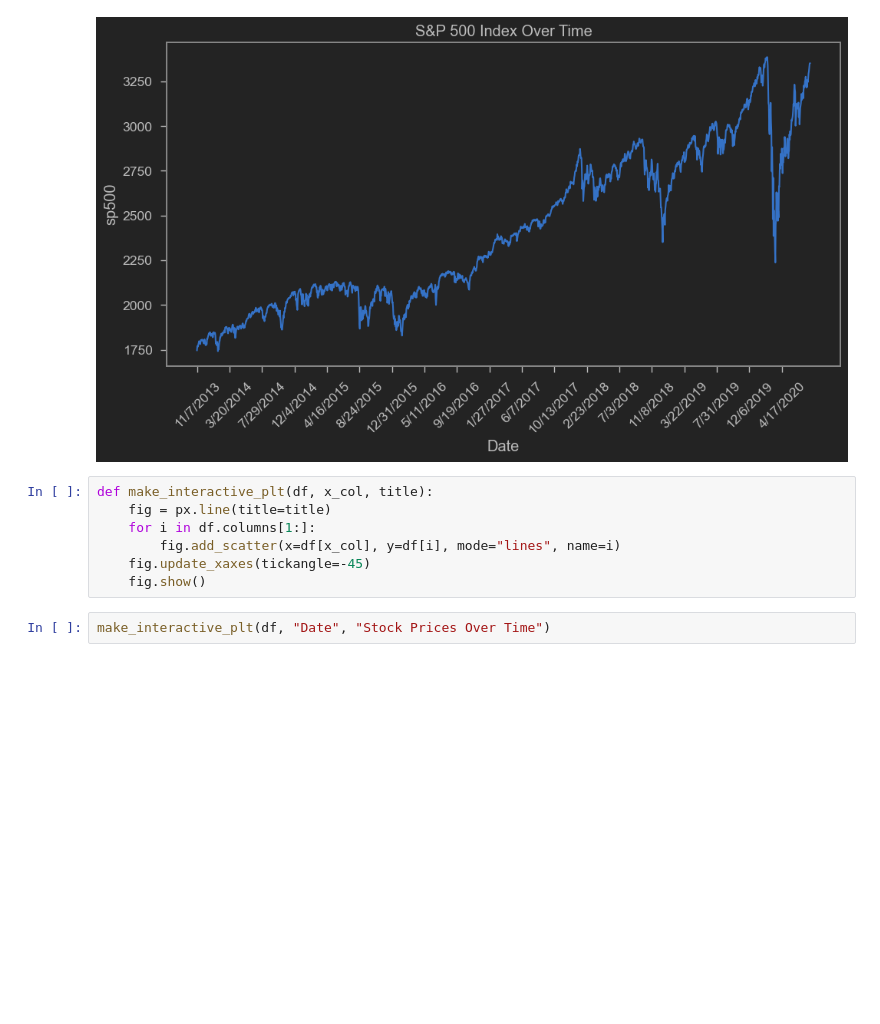
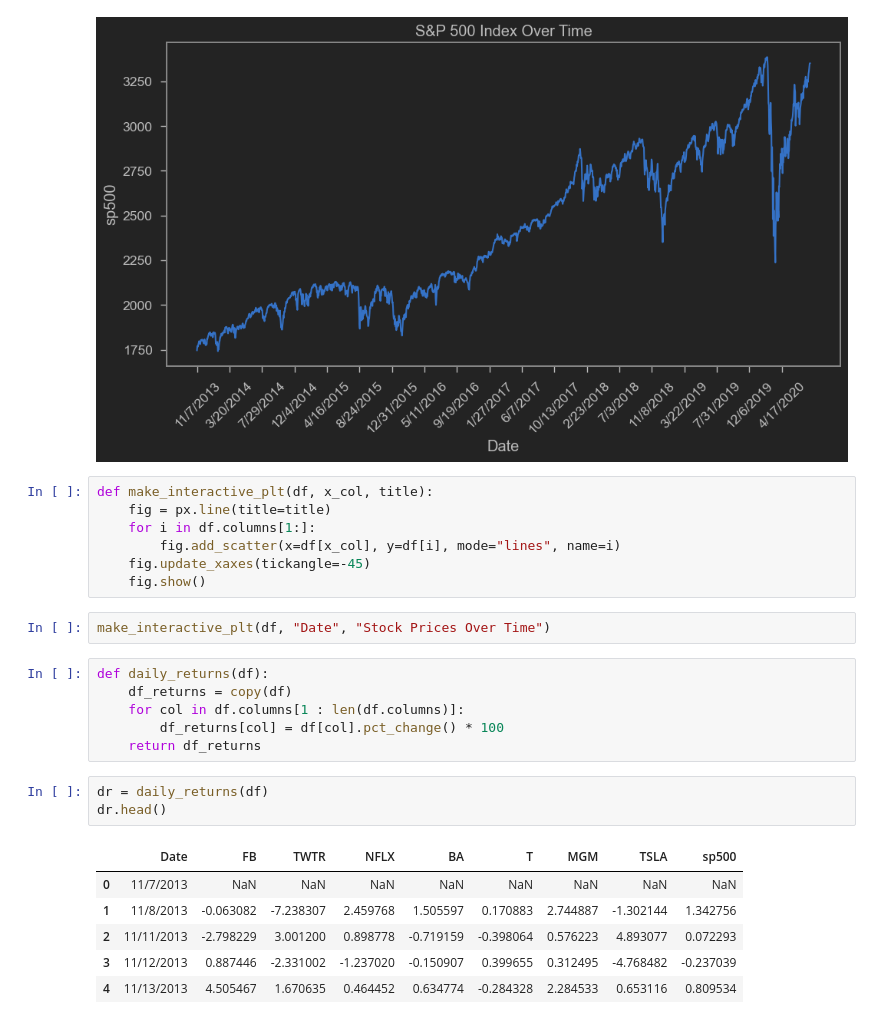
Before and after one commit to pete-rodrigue/capm-model, a Jupyter notebook: capm.ipynb, the cells around one changed output. Drawn from its saved outputs; the diff is of its cells as text; blank space fills up the shorter version.

```diff
--- a/capm.ipynb
+++ b/capm.ipynb
@@ -101,3 +105,19 @@ def make_interactive_plt(df, x_col, title):
     fig.show()
 # %%
 make_interactive_plt(df, "Date", "Stock Prices Over Time")
+# %%
+def daily_returns(df):
+    df_returns = copy(df)
+    for col in df.columns[1 : len(df.columns)]:
+        df_returns[col] = df[col].pct_change() * 100
+    return df_returns
+# %%
+dr = daily_returns(df)
+dr.head()
+# %% [output]
+|  | Date | FB | TWTR | NFLX | BA | T | MGM | TSLA | sp500 |
+| 0 | 11/7/2013 | NaN | NaN | NaN | NaN | NaN | NaN | NaN | NaN |
+| 1 | 11/8/2013 | -0.063082 | -7.238307 | 2.459768 | 1.505597 | 0.170883 | 2.744887 | -1.302144 | 1.342756 |
+| 2 | 11/11/2013 | -2.798229 | 3.001200 | 0.898778 | -0.719159 | -0.398064 | 0.576223 | 4.893077 | 0.072293 |
+| 3 | 11/12/2013 | 0.887446 | -2.331002 | -1.237020 | -0.150907 | 0.399655 | 0.312495 | -4.768482 | -0.237039 |
+| 4 | 11/13/2013 | 4.505467 | 1.670635 | 0.464452 | 0.634774 | -0.284328 | 2.284533 | 0.653116 | 0.809534 |
```
Also changed, not shown: parts of 10 cells of this notebook.
